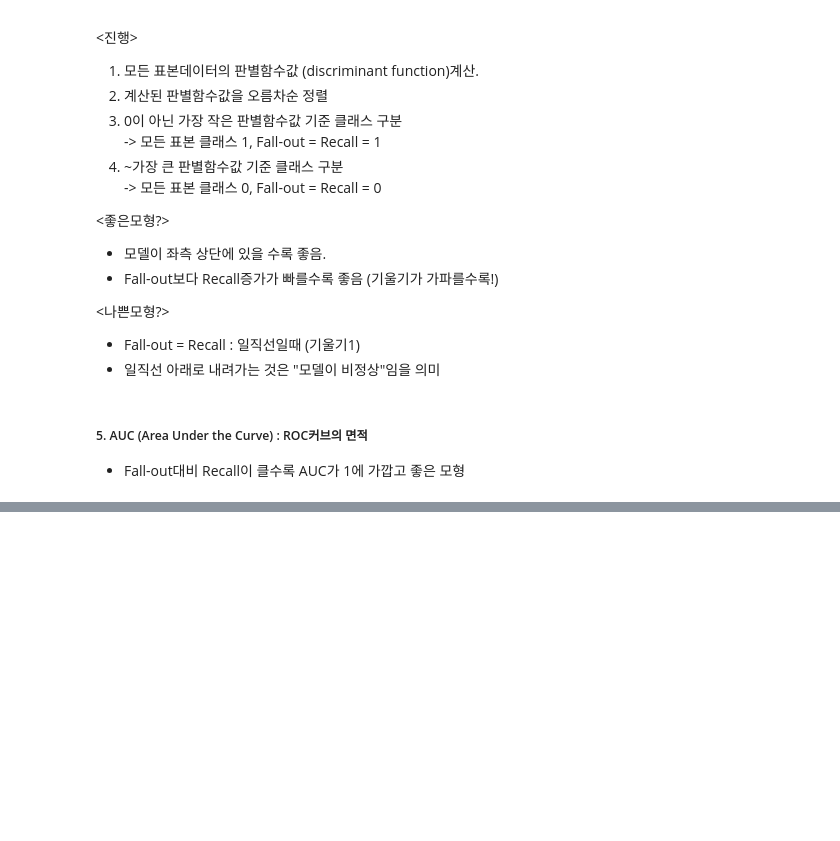
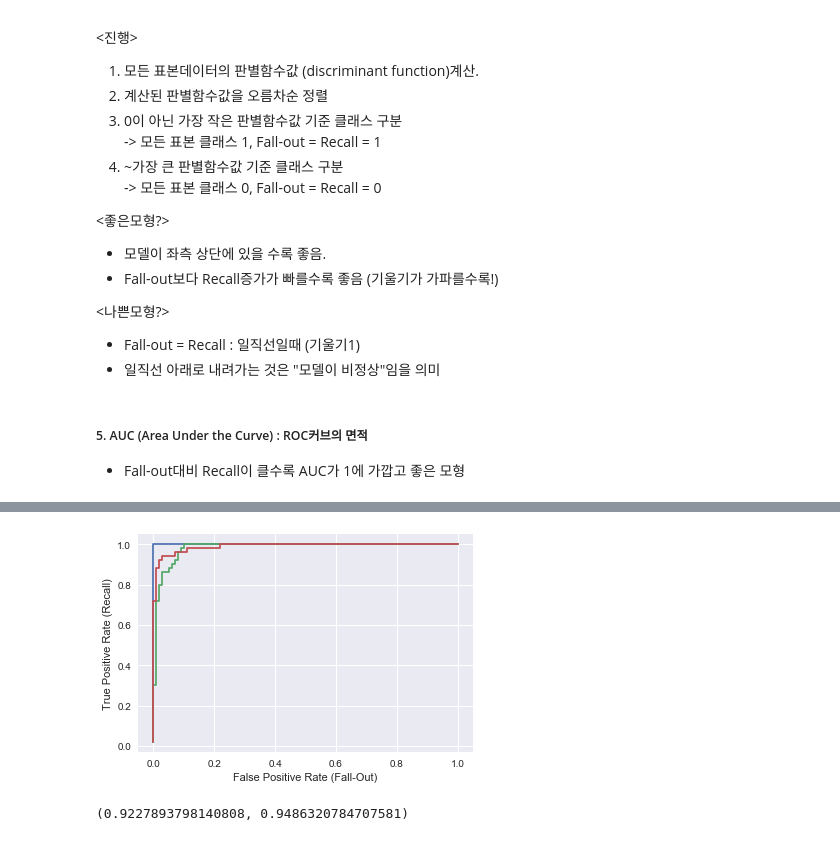
Before and after one commit to seungwooj/_dss_selfstudy, a Jupyter notebook: 2_Mathmatics/0409_분류성능평가.ipynb, the cells around one changed output, grey strips where cells are left out. Saved outputs shown, nothing was run; the diff lists cells and outputs as text; code cells hidden in the pictures; blank space fills up the shorter version.

```diff
--- a/2_Mathmatics/0409_분류성능평가.ipynb
+++ b/2_Mathmatics/0409_분류성능평가.ipynb
@@ -55,0 +145,32 @@
+# %%
+#다중클래스 : 각각의 클래스에 대해 OvR문제를 가정, ROC커브를 그린다.
+from sklearn.naive_bayes import GaussianNB
+from sklearn.datasets import load_iris
+from sklearn.preprocessing import label_binarize
+
+iris = load_iris()
+X = iris.data
+y = label_binarize(iris.target, [0,1,2])
+#0,1,2의 클래스 라벨을 biarize (1) 로 바꾸고 행렬형태로 만들어줌. (OvR적용하기 위해)
+
+fpr = [None] * 3
+tpr = [None] * 3
+thr = [None] * 3
+
+for i in range(3):
+    model = GaussianNB().fit(X,y[:,i]) #각각의 클래스들로 하나씩 모델 생성
+    fpr[i], tpr[i], thr[i] = roc_curve(y[:, i], model.predict_proba(X)[:,1])
+    plt.plot(fpr[i], tpr[i])
+
+plt.xlabel('False Positive Rate (Fall-Out)')
+plt.ylabel('True Positive Rate (Recall)')
+plt.show()
+# %% [output]
+[figure, added]
+# %%
+# AUC (Area Under the Curve)
+
+from sklearn.metrics import auc
+auc(fpr1, tpr1), auc(fpr2, tpr2)
+# %% [output]
+(0.9227893798140808, 0.9486320784707581)
```
Also changed, not shown: parts of 13 cells of this notebook.
